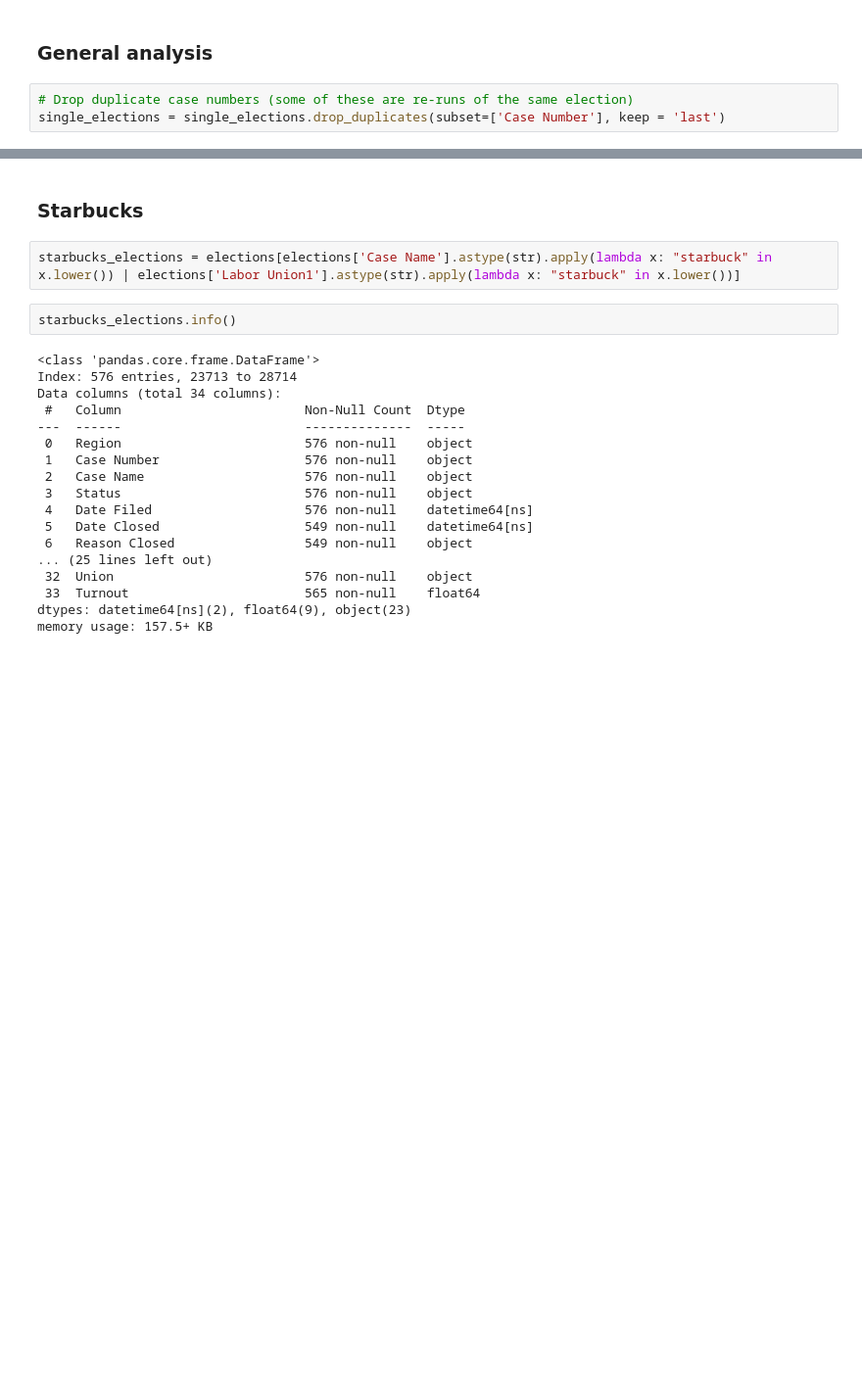
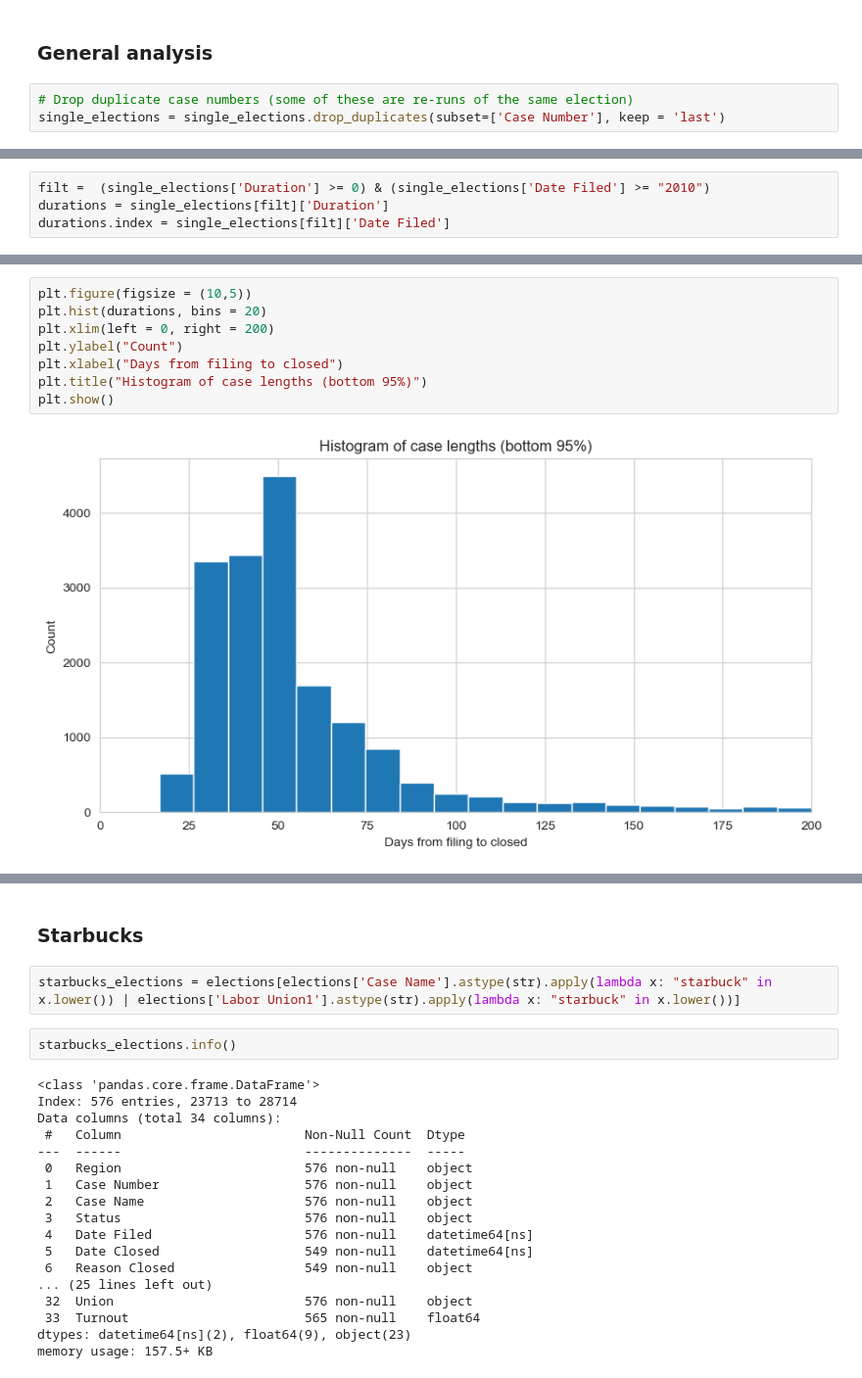
Before and after one commit to AmziJeffs/LaborData, a Jupyter notebook: ElectionsAnalysis.ipynb, the cells around one changed output, grey strips where cells are left out. Shown at 98% size. Drawn from its saved outputs; the diff is of its cells as text; blank space fills up the shorter version.

```diff
--- a/ElectionsAnalysis.ipynb
+++ b/ElectionsAnalysis.ipynb
@@ -137,3 +142,7 @@ five_biggest_by_year.format(precision=3)
 | 2010 | 01-RC-022470 | Marlborough, MA | UFCW | 1101 | 0.087 | 0.566 | Win | Kindred Nursing Centers East, Llc... |
 | 2010 | 04-RC-021743 | Souderton, PA | UFCW | 1063 | 0.812 | 0.885 | Win | Jbs |
 | 2010 | 04-RC-021643 | Jenkintown, PA | IAM | 800 | 0.877 | 0.271 | Loss | Sps Technologies, Inc., Division ... |
+# %%
+filt =  (single_elections['Duration'] >= 0) & (single_elections['Date Filed'] >= "2010")
+durations = single_elections[filt]['Duration']
+durations.index = single_elections[filt]['Date Filed']
@@ -139,0 +155,10 @@ five_biggest_by_year.format(precision=3)
+# %%
+plt.figure(figsize = (10,5))
+plt.hist(durations, bins = 20)
+plt.xlim(left = 0, right = 200)
+plt.ylabel("Count")
+plt.xlabel("Days from filing to closed")
+plt.title("Histogram of case lengths (bottom 95%)")
+plt.show()
+# %% [output]
+[figure, added]
```
Also changed, not shown: parts of 10 cells of this notebook.
